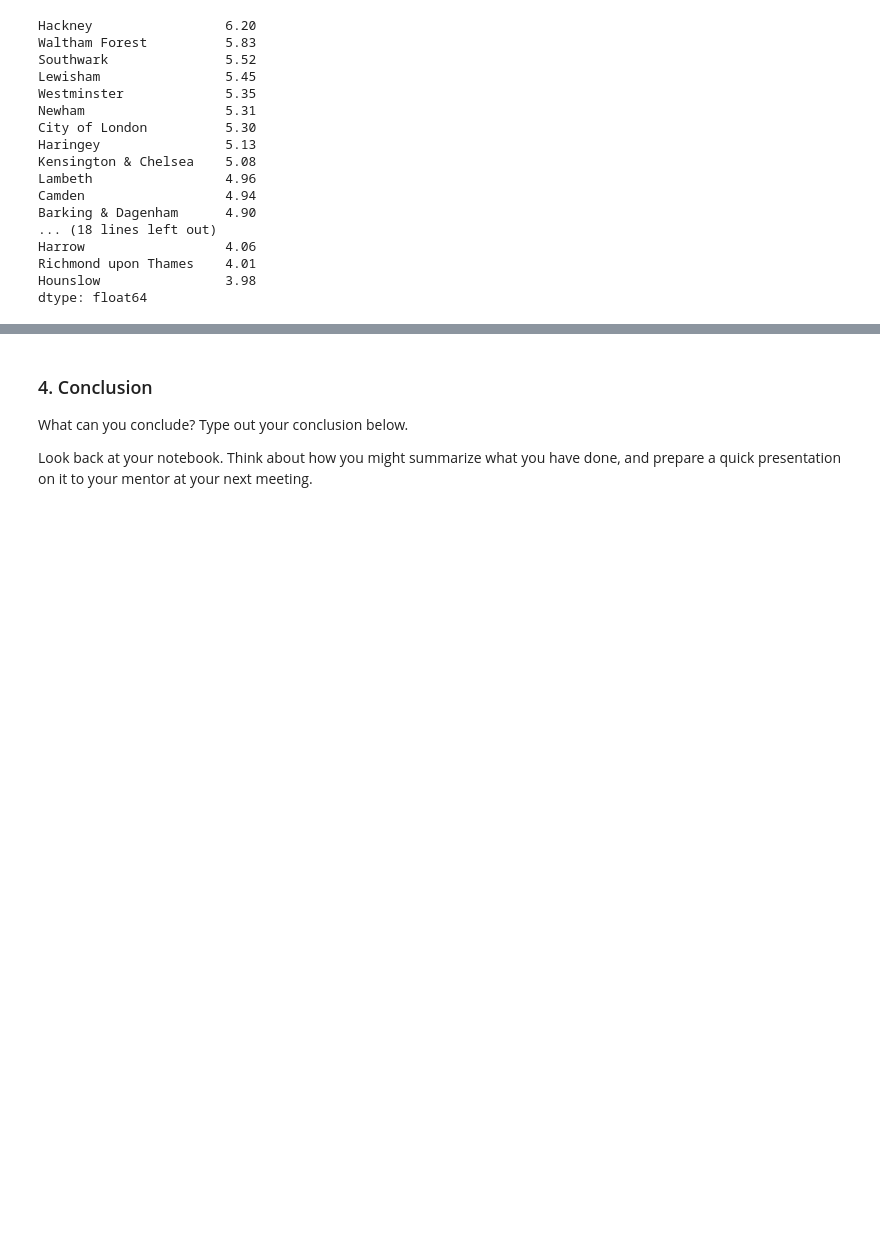
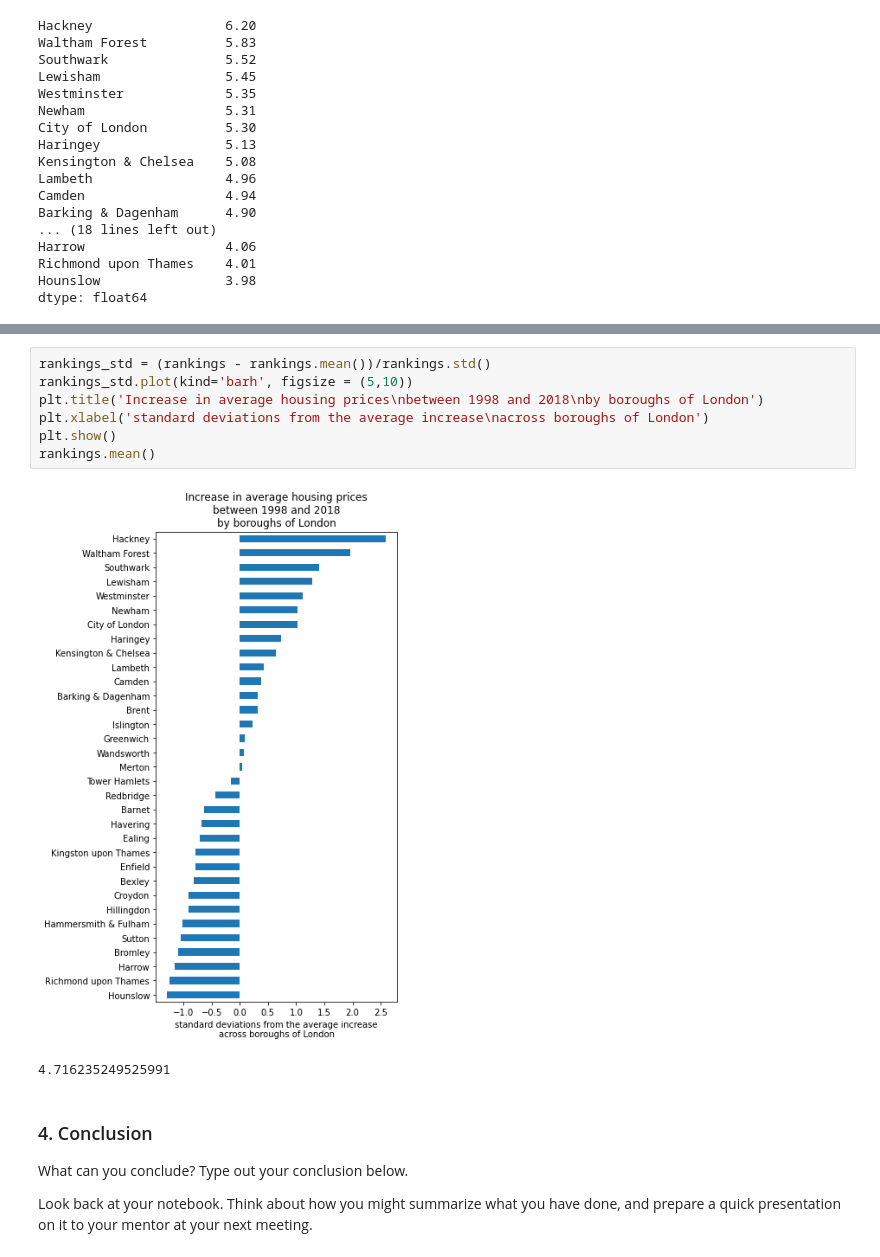
Before and after one commit to sandriyishen/Springboard_2021, a Jupyter notebook: Unit 4.3 - London Housing Case Study/Unit 4 Challenge - Tier 3.ipynb, the cells around one changed output, grey strips where cells are left out. Cells and saved outputs as stored; diff of their text form; blank space fills up the shorter version.

```diff
--- a/Unit 4.3 - London Housing Case Study/Unit 4 Challenge - Tier 3.ipynb
+++ b/Unit 4.3 - London Housing Case Study/Unit 4 Challenge - Tier 3.ipynb
@@ -295,3 +297,13 @@ plt.show()
+# %%
+rankings_std = (rankings - rankings.mean())/rankings.std()
+rankings_std.plot(kind='barh', figsize = (5,10))
+plt.title('Increase in average housing prices\nbetween 1998 and 2018\nby boroughs of London')
+plt.xlabel('standard deviations from the average increase\nacross boroughs of London')
+plt.show()
+rankings.mean()
+# %% [output]
+[figure, added]
+4.716235249525991
 # %% [markdown]
 ### 4. Conclusion
 What can you conclude? Type out your conclusion below.
```
Also changed, not shown: parts of 3 cells of this notebook.
